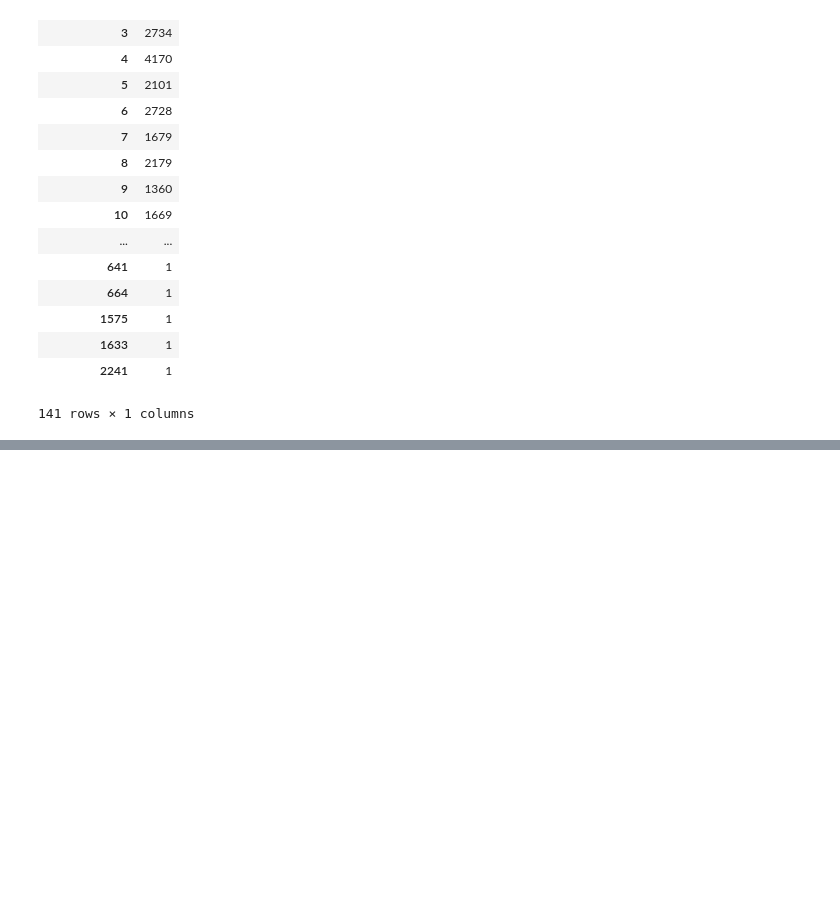
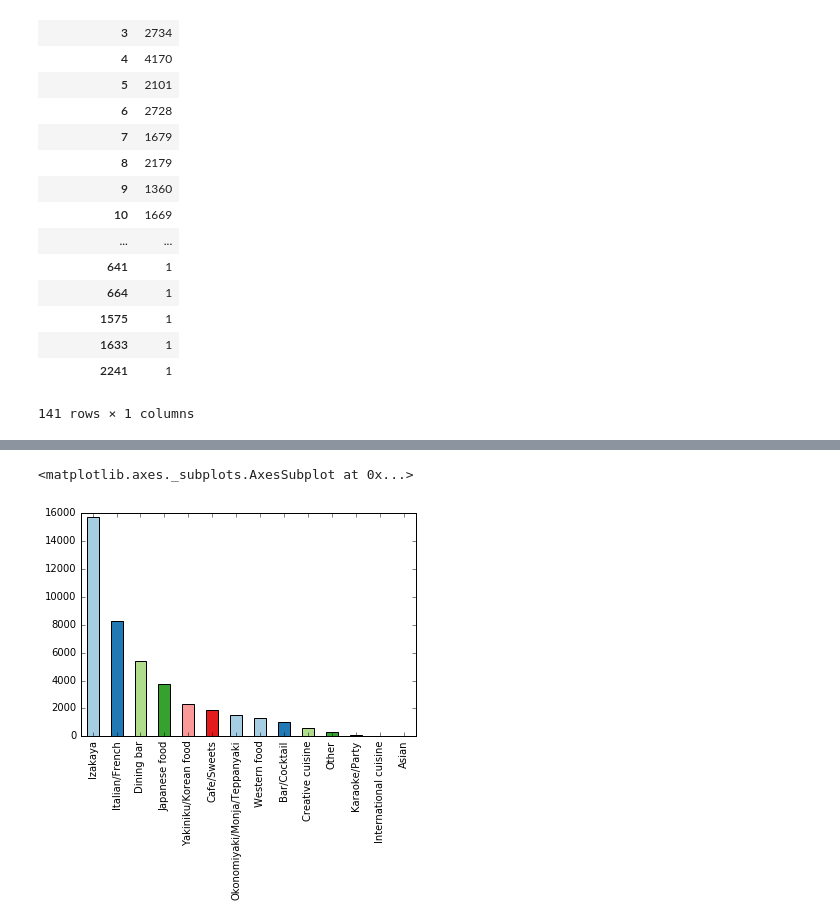
Before and after one commit to jieunyoo/kaggle-recruit-restaurant-predictions, a Jupyter notebook: 03-data-visualization.ipynb, the cells around one changed output, grey strips where cells are left out. Saved outputs shown, nothing was run; the diff lists cells and outputs as text; code cells hidden in the pictures; blank space fills up the shorter version.

```diff
--- a/03-data-visualization.ipynb
+++ b/03-data-visualization.ipynb
@@ -102,0 +114,5 @@ pd.crosstab(index=trainDF['reserve_visitors'],columns="count")
+# %%
+trainDF['air_genre_name'].value_counts().plot(kind='bar')
+# %% [output]
+<matplotlib.axes._subplots.AxesSubplot at 0x...>
+[figure, added]
```
Also changed, not shown: parts of 6 cells of this notebook.
